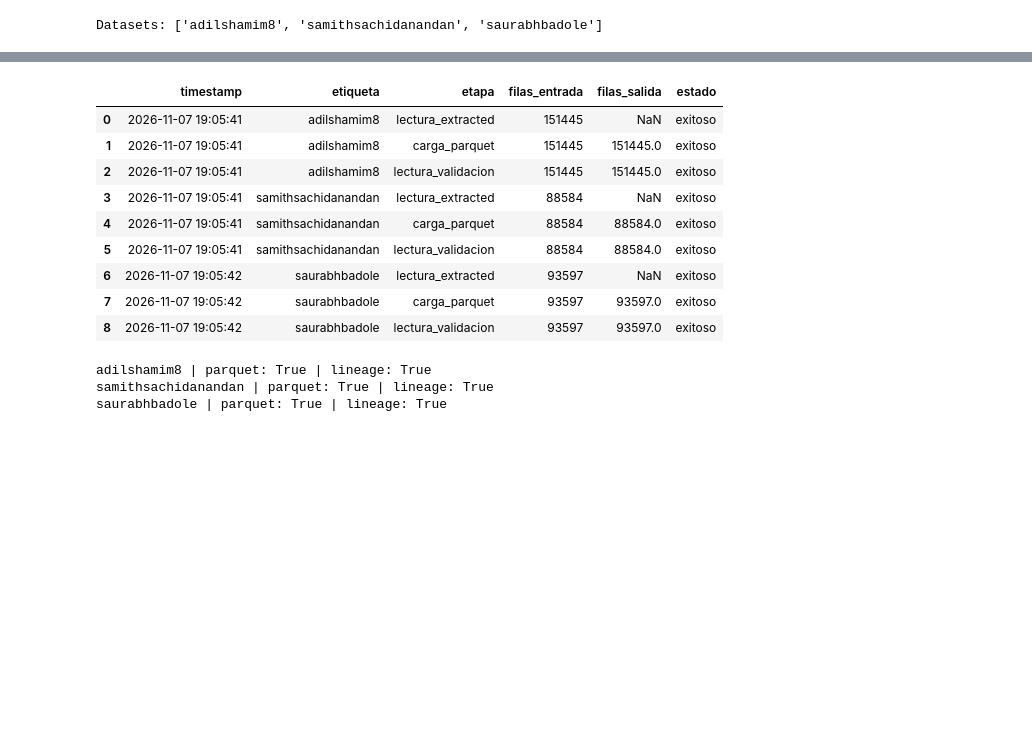
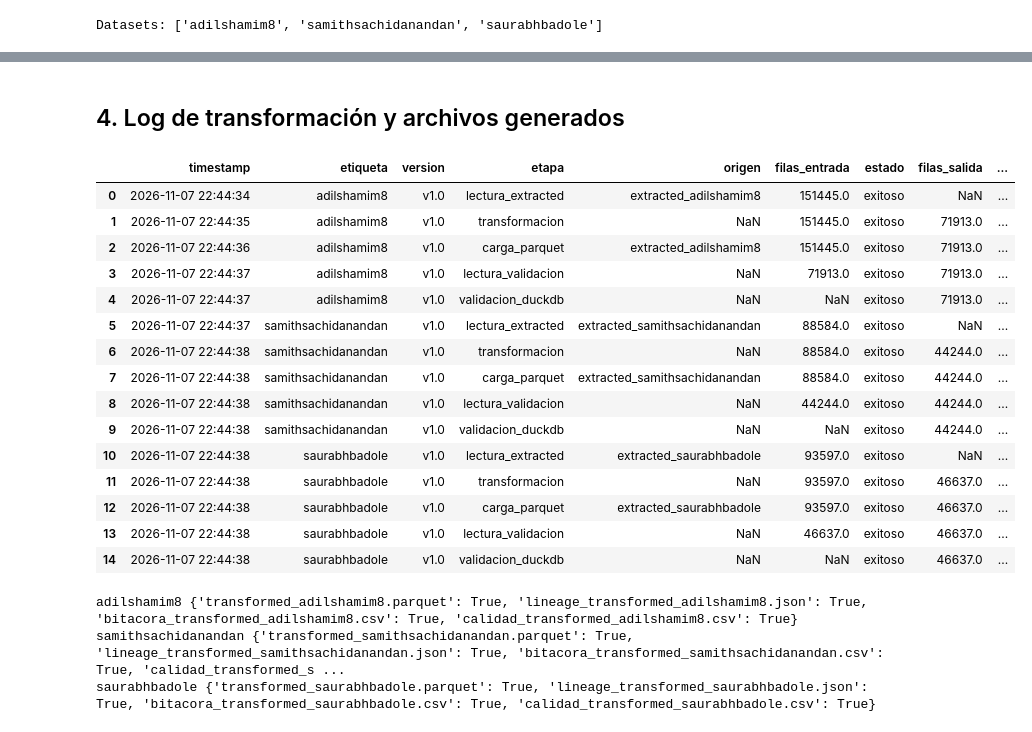
Before and after one commit to MemoOrnelasJ11/ing_datos, a Jupyter notebook: scripts/transformacion.ipynb, the cells around one changed output, grey strips where cells are left out. Saved outputs shown, nothing was run; the diff lists cells and outputs as text; code cells hidden in the pictures; blank space fills up the shorter version.

```diff
--- a/scripts/transformacion.ipynb
+++ b/scripts/transformacion.ipynb
@@ -80,22 +500,32 @@ for etiqueta in tools.ETIQUETAS:
+# %% [markdown]
+## 4. Log de transformación y archivos generados
 # %%
 log = pd.read_json(tools.LOG_TRANSF, lines=True)
-display(log[["timestamp", "etiqueta", "etapa", "filas_entrada", "filas_salida", "estado"]])
+display(log)
 
 for et in tools.ETIQUETAS:
-    print(et,
-          "| parquet:", (tools.RUTA_TRANSF_PROCESSED / f"transformed_{et}.parquet").exists(),
-          "| lineage:", (tools.RUTA_TRANSF_LOGS / f"lineage_transformed_{et}.json").exists())
+    archivos = [tools.RUTA_TRANSF_PROCESSED / f'transformed_{et}.parquet',
+                tools.RUTA_TRANSF_LOGS / f'lineage_transformed_{et}.json',
+                tools.RUTA_TRANSF_REPORTES / f'bitacora_transformed_{et}.csv',
+                tools.RUTA_TRANSF_REPORTES / f'calidad_transformed_{et}.csv']
+    print(et, {a.name: a.exists() for a in archivos})
 # %% [output]
-|  | timestamp | etiqueta | etapa | filas_entrada | filas_salida | estado |
-| 0 | 2026-11-07 19:05:41 | adilshamim8 | lectura_extracted | 151445 | NaN | exitoso |
-| 1 | 2026-11-07 19:05:41 | adilshamim8 | carga_parquet | 151445 | 151445.0 | exitoso |
-| 2 | 2026-11-07 19:05:41 | adilshamim8 | lectura_validacion | 151445 | 151445.0 | exitoso |
-| 3 | 2026-11-07 19:05:41 | samithsachidanandan | lectura_extracted | 88584 | NaN | exitoso |
-| 4 | 2026-11-07 19:05:41 | samithsachidanandan | carga_parquet | 88584 | 88584.0 | exitoso |
-| 5 | 2026-11-07 19:05:41 | samithsachidanandan | lectura_validacion | 88584 | 88584.0 | exitoso |
-| 6 | 2026-11-07 19:05:42 | saurabhbadole | lectura_extracted | 93597 | NaN | exitoso |
-| 7 | 2026-11-07 19:05:42 | saurabhbadole | carga_parquet | 93597 | 93597.0 | exitoso |
-| 8 | 2026-11-07 19:05:42 | saurabhbadole | lectura_validacion | 93597 | 93597.0 | exitoso |
+|  | timestamp | etiqueta | version | etapa | origen | filas_entrada | estado | filas_salida | ... |
+| 0 | 2026-11-07 22:44:34 | adilshamim8 | v1.0 | lectura_extracted | extracted_adilshamim8 | 151445.0 | exitoso | NaN | ... |
+| 1 | 2026-11-07 22:44:35 | adilshamim8 | v1.0 | transformacion | NaN | 151445.0 | exitoso | 71913.0 | ... |
+| 2 | 2026-11-07 22:44:36 | adilshamim8 | v1.0 | carga_parquet | extracted_adilshamim8 | 151445.0 | exitoso | 71913.0 | ... |
+| 3 | 2026-11-07 22:44:37 | adilshamim8 | v1.0 | lectura_validacion | NaN | 71913.0 | exitoso | 71913.0 | ... |
+| 4 | 2026-11-07 22:44:37 | adilshamim8 | v1.0 | validacion_duckdb | NaN | NaN | exitoso | 71913.0 | ... |
+| 5 | 2026-11-07 22:44:37 | samithsachidanandan | v1.0 | lectura_extracted | extracted_samithsachidanandan | 88584.0 | exitoso | NaN | ... |
+| 6 | 2026-11-07 22:44:38 | samithsachidanandan | v1.0 | transformacion | NaN | 88584.0 | exitoso | 44244.0 | ... |
+| 7 | 2026-11-07 22:44:38 | samithsachidanandan | v1.0 | carga_parquet | extracted_samithsachidanandan | 88584.0 | exitoso | 44244.0 | ... |
+| 8 | 2026-11-07 22:44:38 | samithsachidanandan | v1.0 | lectura_validacion | NaN | 44244.0 | exitoso | 44244.0 | ... |
+| 9 | 2026-11-07 22:44:38 | samithsachidanandan | v1.0 | validacion_duckdb | NaN | NaN | exitoso | 44244.0 | ... |
+| 10 | 2026-11-07 22:44:38 | saurabhbadole | v1.0 | lectura_extracted | extracted_saurabhbadole | 93597.0 | exitoso | NaN | ... |
+| 11 | 2026-11-07 22:44:38 | saurabhbadole | v1.0 | transformacion | NaN | 93597.0 | exitoso | 46637.0 | ... |
+| 12 | 2026-11-07 22:44:38 | saurabhbadole | v1.0 | carga_parquet | extracted_saurabhbadole | 93597.0 | exitoso | 46637.0 | ... |
+| 13 | 2026-11-07 22:44:38 | saurabhbadole | v1.0 | lectura_validacion | NaN | 46637.0 | exitoso | 46637.0 | ... |
+| 14 | 2026-11-07 22:44:38 | saurabhbadole | v1.0 | validacion_duckdb | NaN | NaN | exitoso | 46637.0 | ... |
-adilshamim8 | parquet: True | lineage: True
-samithsachidanandan | parquet: True | lineage: True
-saurabhbadole | parquet: True | lineage: True
+adilshamim8 {'transformed_adilshamim8.parquet': True, 'lineage_transformed_adilshamim8.json': True, 'bitacora_transformed_adilshamim8.csv': True, 'calidad_transformed_adilshamim8.csv': True}
+samithsachidanandan {'transformed_samithsachidanandan.parquet': True, 'lineage_transformed_samithsachidanandan.json': True, 'bitacora_transformed_samithsachidanandan.csv': True, 'calidad_transformed_s ...
+saurabhbadole {'transformed_saurabhbadole.parquet': True, 'lineage_transformed_saurabhbadole.json': True, 'bitacora_transformed_saurabhbadole.csv': True, 'calidad_transformed_saurabhbadole.csv': True}
```
Also changed, not shown: parts of 25 cells of this notebook, 25 other files.
